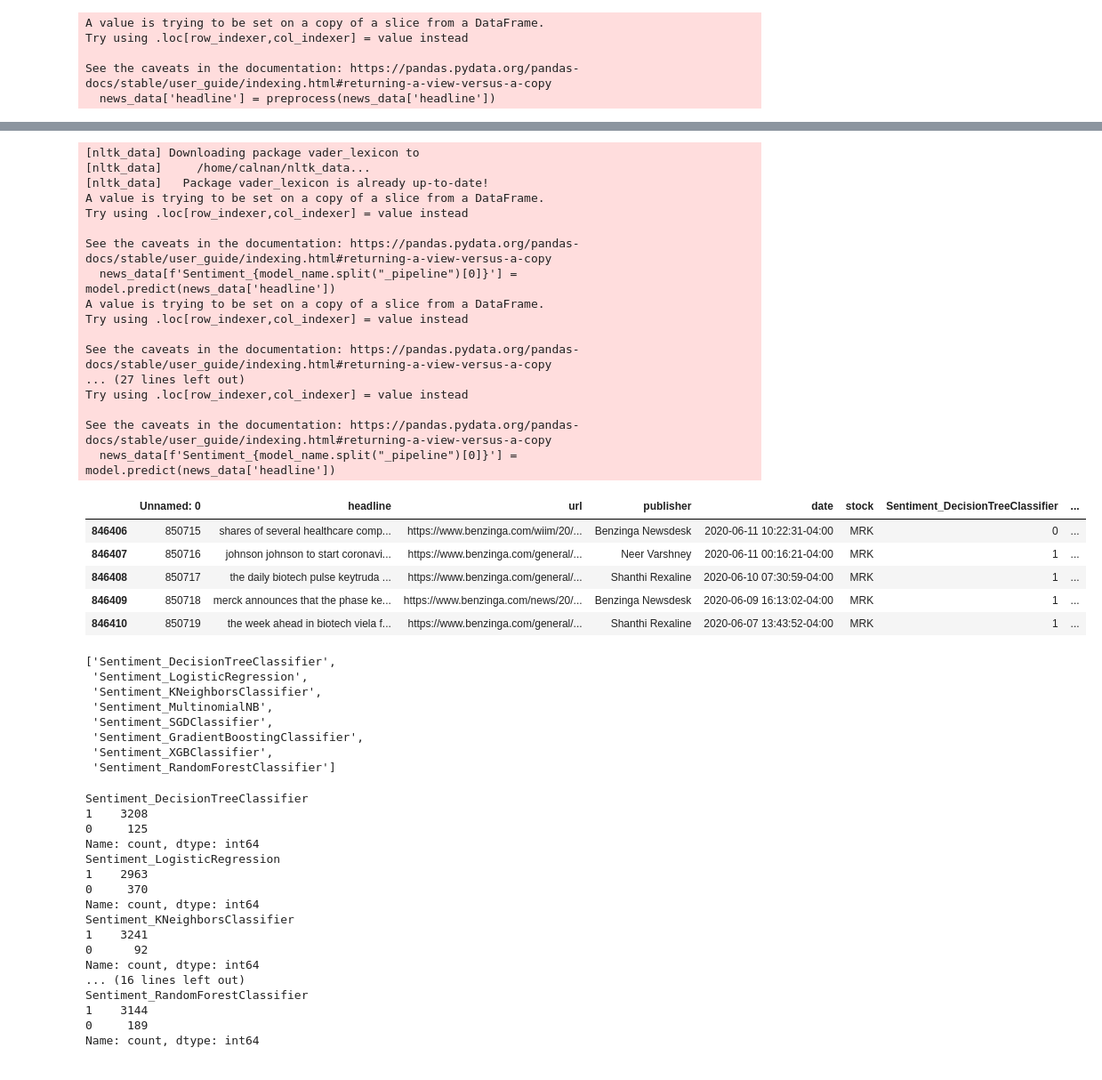
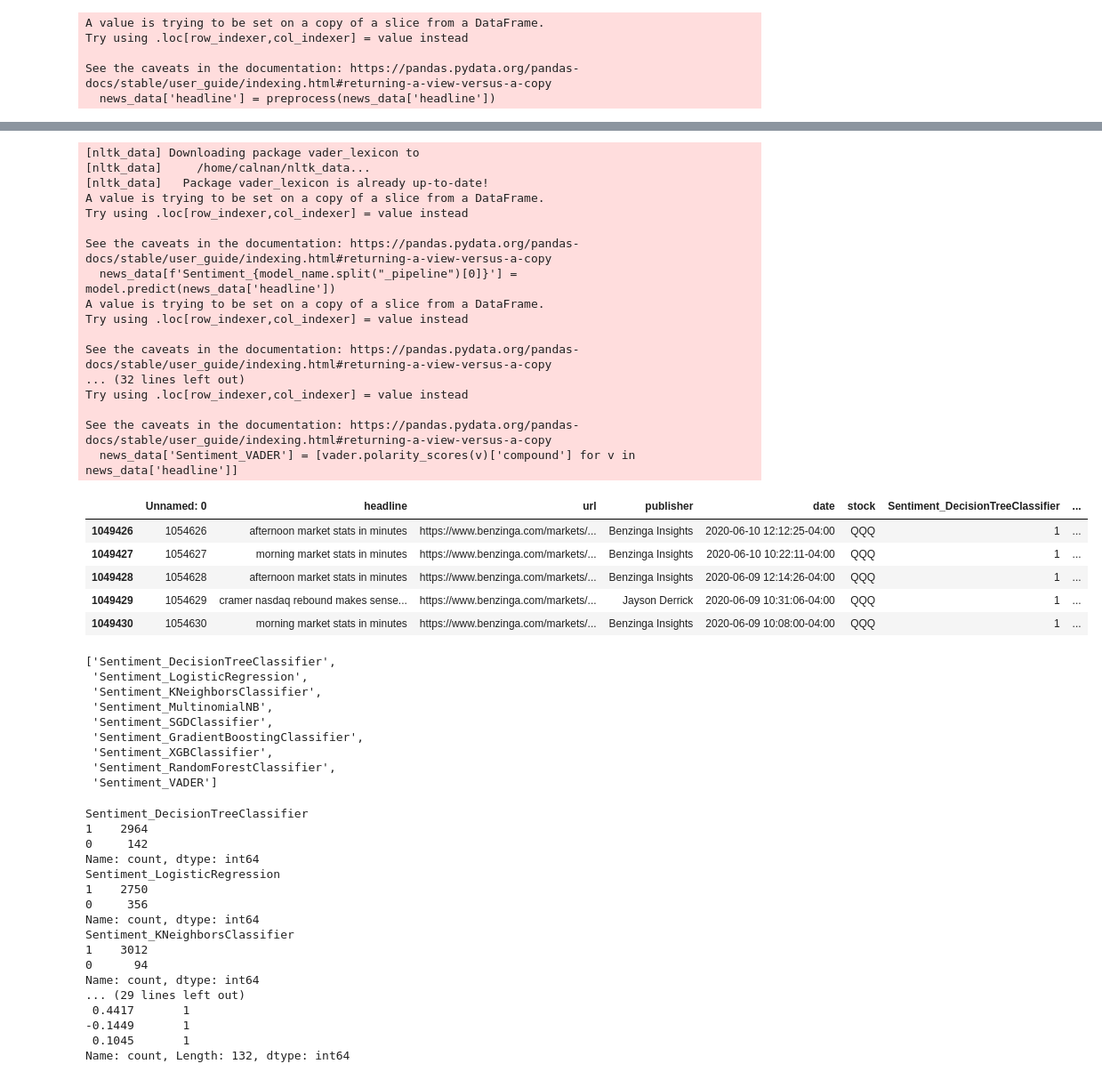
Before and after one commit to jamescalnan/Learning-From-Data-Coursework, a Jupyter notebook: Stock Predictor.ipynb, the cells around one changed output, grey strips where cells are left out. Shown at 89% size. Cells and saved outputs as stored; diff of their text form; code cells hidden in the pictures.

```diff
--- a/Stock Predictor.ipynb
+++ b/Stock Predictor.ipynb
@@ -107,7 +107,7 @@ ADBE    1999
 Name: count, dtype: int64
 # %%
 # Im going to use the MS stock as it has a lot of dates
-stock = "MRK"
+stock = "QQQ"
 news_data = data[data['stock'] == stock]
 
 news_data.head()
@@ -227,40 +227,44 @@ available_models = os.listdir('models')
 # Store the VADER scores in `compound`
 if use_vader:
     news_data['Sentiment'] = [vader.polarity_scores(v)['compound'] for v in news_data['headline']]
 else:
     for model_name in available_models:
         # Load the model
         model = pickle.load(open(f'models/{model_name}', 'rb'))
         # Predict the sentiment
         news_data[f'Sentiment_{model_name.split("_pipeline")[0]}'] = model.predict(news_data['headline'])
 
+news_data['Sentiment_VADER'] = [vader.polarity_scores(v)['compound'] for v in news_data['headline']]
+
 available_models = [f'Sentiment_{model_name.split("_pipeline")[0]}' for model_name in available_models]
 
+available_models.append('Sentiment_VADER')
+
 news_data.head()
 # %% [output]
 [nltk_data] Downloading package vader_lexicon to
 [nltk_data]     /home/calnan/nltk_data...
 [nltk_data]   Package vader_lexicon is already up-to-date!
 A value is trying to be set on a copy of a slice from a DataFrame.
 Try using .loc[row_indexer,col_indexer] = value instead
 
 See the caveats in the documentation: https://pandas.pydata.org/pandas-docs/stable/user_guide/indexing.html#returning-a-view-versus-a-copy
   news_data[f'Sentiment_{model_name.split("_pipeline")[0]}'] = model.predict(news_data['headline'])
 A value is trying to be set on a copy of a slice from a DataFrame.
 Try using .loc[row_indexer,col_indexer] = value instead
 
 See the caveats in the documentation: https://pandas.pydata.org/pandas-docs/stable/user_guide/indexing.html#returning-a-view-versus-a-copy
-... (27 lines left out)
+... (32 lines left out)
 Try using .loc[row_indexer,col_indexer] = value instead
 
 See the caveats in the documentation: https://pandas.pydata.org/pandas-docs/stable/user_guide/indexing.html#returning-a-view-versus-a-copy
-  news_data[f'Sentiment_{model_name.split("_pipeline")[0]}'] = model.predict(news_data['headline'])
+  news_data['Sentiment_VADER'] = [vader.polarity_scores(v)['compound'] for v in news_data['headline']]
 |  | Unnamed: 0 | headline | url | publisher | date | stock | Sentiment_DecisionTreeClassifier | ... |
-| 846406 | 850715 | shares of several healthcare comp... | https://www.benzinga.com/wiim/20/... | Benzinga Newsdesk | 2020-06-11 10:22:31-04:00 | MRK | 0 | ... |
-| 846407 | 850716 | johnson johnson to start coronavi... | https://www.benzinga.com/general/... | Neer Varshney | 2020-06-11 00:16:21-04:00 | MRK | 1 | ... |
-| 846408 | 850717 | the daily biotech pulse keytruda ... | https://www.benzinga.com/general/... | Shanthi Rexaline | 2020-06-10 07:30:59-04:00 | MRK | 1 | ... |
-| 846409 | 850718 | merck announces that the phase ke... | https://www.benzinga.com/news/20/... | Benzinga Newsdesk | 2020-06-09 16:13:02-04:00 | MRK | 1 | ... |
-| 846410 | 850719 | the week ahead in biotech viela f... | https://www.benzinga.com/general/... | Shanthi Rexaline | 2020-06-07 13:43:52-04:00 | MRK | 1 | ... |
+| 1049426 | 1054626 | afternoon market stats in minutes | https://www.benzinga.com/markets/... | Benzinga Insights | 2020-06-10 12:12:25-04:00 | QQQ | 1 | ... |
+| 1049427 | 1054627 | morning market stats in minutes | https://www.benzinga.com/markets/... | Benzinga Insights | 2020-06-10 10:22:11-04:00 | QQQ | 1 | ... |
+| 1049428 | 1054628 | afternoon market stats in minutes | https://www.benzinga.com/markets/... | Benzinga Insights | 2020-06-09 12:14:26-04:00 | QQQ | 1 | ... |
+| 1049429 | 1054629 | cramer nasdaq rebound makes sense... | https://www.benzinga.com/markets/... | Jayson Derrick | 2020-06-09 10:31:06-04:00 | QQQ | 1 | ... |
+| 1049430 | 1054630 | morning market stats in minutes | https://www.benzinga.com/markets/... | Benzinga Insights | 2020-06-09 10:08:00-04:00 | QQQ | 1 | ... |
 # %%
 available_models
 # %% [output]
@@ -271,28 +275,29 @@ available_models
  'Sentiment_SGDClassifier',
  'Sentiment_GradientBoostingClassifier',
  'Sentiment_XGBClassifier',
- 'Sentiment_RandomForestClassifier']
+ 'Sentiment_RandomForestClassifier',
+ 'Sentiment_VADER']
 # %%
 for model in available_models:
     print(news_data[model].value_counts())
 # %% [output]
 Sentiment_DecisionTreeClassifier
-1    3208
-0     125
+1    2964
+0     142
 Name: count, dtype: int64
 Sentiment_LogisticRegression
-1    2963
-0     370
+1    2750
+0     356
 Name: count, dtype: int64
 Sentiment_KNeighborsClassifier
-1    3241
-0      92
+1    3012
+0      94
 Name: count, dtype: int64
-... (16 lines left out)
-Sentiment_RandomForestClassifier
-1    3144
-0     189
-Name: count, dtype: int64
+... (29 lines left out)
+ 0.4417       1
+-0.1449       1
+ 0.1045       1
+Name: count, Length: 132, dtype: int64
 # %%
 news_data['date'] = news_data['date'].str.split(' ').str[0]
 
```
Also changed, not shown: parts of 18 cells of this notebook, 2 other files.
